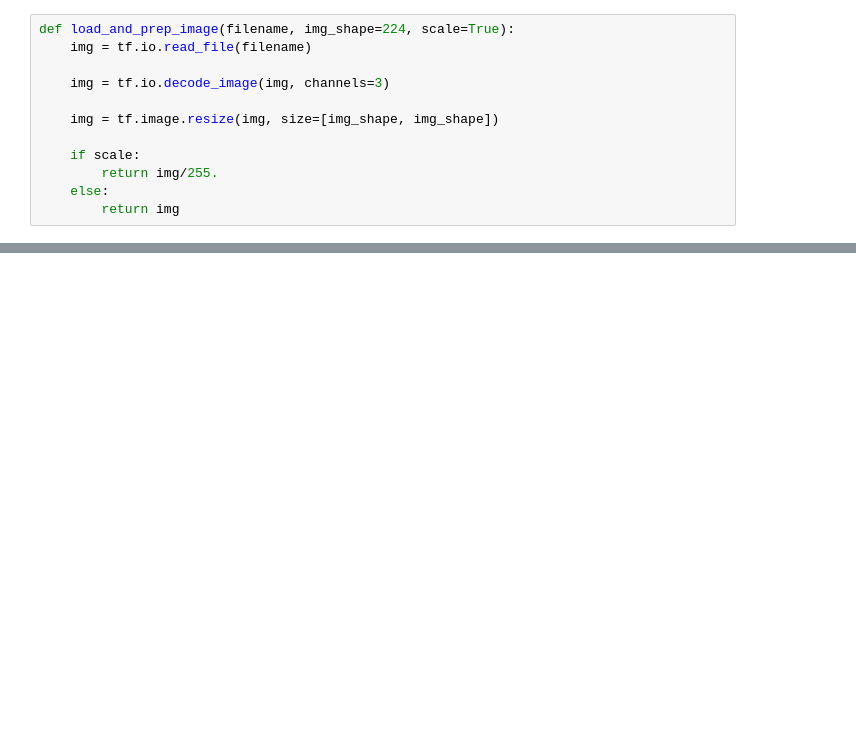
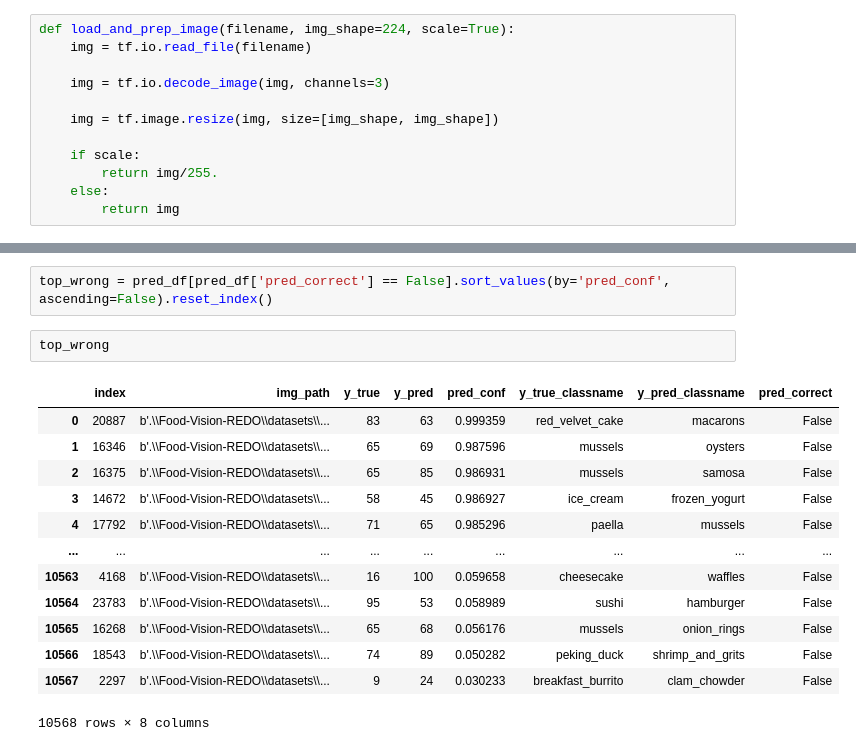
Before and after one commit to jjaimwork/CNN-Computer-Vision-Food-Vision-From-Scratch, a Jupyter notebook: CNN - Scaling Up to 101 Classes.ipynb, the cells around one changed output, grey strips where cells are left out. Saved outputs shown, nothing was run; the diff lists cells and outputs as text; blank space fills up the shorter version.

```diff
--- a/CNN - Scaling Up to 101 Classes.ipynb
+++ b/CNN - Scaling Up to 101 Classes.ipynb
@@ -760,0 +823,18 @@ for i in range(3):
+# %%
+top_wrong = pred_df[pred_df['pred_correct'] == False].sort_values(by='pred_conf', ascending=False).reset_index()
+# %%
+top_wrong
+# %% [output]
+|  | index | img_path | y_true | y_pred | pred_conf | y_true_classname | y_pred_classname | pred_correct |
+| 0 | 20887 | b'.\\Food-Vision-REDO\\datasets\\... | 83 | 63 | 0.999359 | red_velvet_cake | macarons | False |
+| 1 | 16346 | b'.\\Food-Vision-REDO\\datasets\\... | 65 | 69 | 0.987596 | mussels | oysters | False |
+| 2 | 16375 | b'.\\Food-Vision-REDO\\datasets\\... | 65 | 85 | 0.986931 | mussels | samosa | False |
+| 3 | 14672 | b'.\\Food-Vision-REDO\\datasets\\... | 58 | 45 | 0.986927 | ice_cream | frozen_yogurt | False |
+| 4 | 17792 | b'.\\Food-Vision-REDO\\datasets\\... | 71 | 65 | 0.985296 | paella | mussels | False |
+| ... | ... | ... | ... | ... | ... | ... | ... | ... |
+| 10563 | 4168 | b'.\\Food-Vision-REDO\\datasets\\... | 16 | 100 | 0.059658 | cheesecake | waffles | False |
+| 10564 | 23783 | b'.\\Food-Vision-REDO\\datasets\\... | 95 | 53 | 0.058989 | sushi | hamburger | False |
+| 10565 | 16268 | b'.\\Food-Vision-REDO\\datasets\\... | 65 | 68 | 0.056176 | mussels | onion_rings | False |
+| 10566 | 18543 | b'.\\Food-Vision-REDO\\datasets\\... | 74 | 89 | 0.050282 | peking_duck | shrimp_and_grits | False |
+| 10567 | 2297 | b'.\\Food-Vision-REDO\\datasets\\... | 9 | 24 | 0.030233 | breakfast_burrito | clam_chowder | False |
+10568 rows × 8 columns
```
Also changed, not shown: parts of 48 cells of this notebook.
